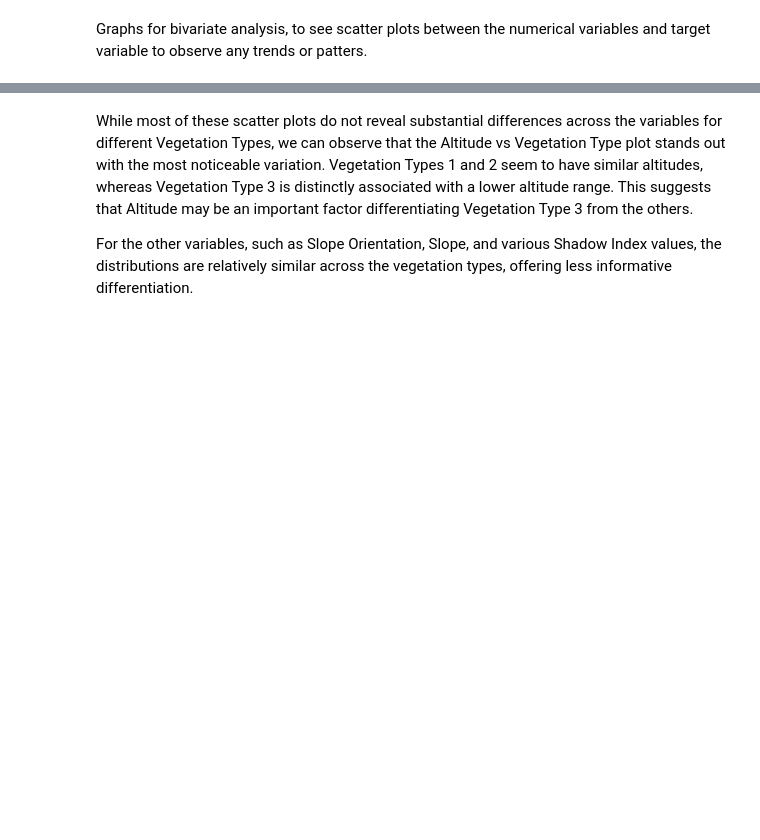
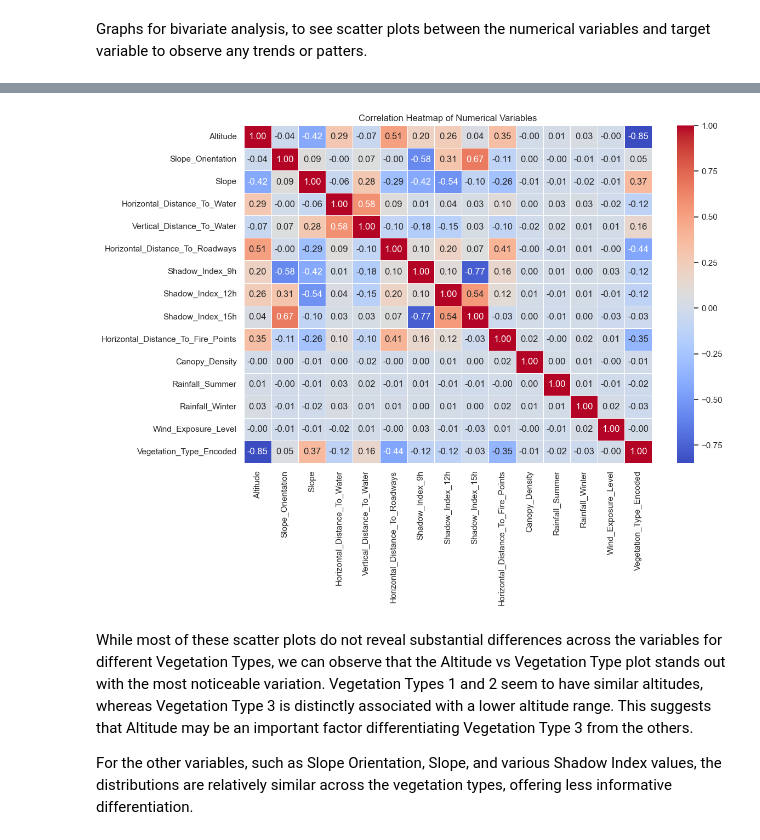
Before and after one commit to larsvdg/APRAU, a Jupyter notebook: Assignment.ipynb, the cells around one changed output, grey strips where cells are left out. Cells and saved outputs as stored; diff of their text form; code cells hidden in the pictures; blank space fills up the shorter version.

```diff
--- a/Assignment.ipynb
+++ b/Assignment.ipynb
@@ -232,3 +205,33 @@ Passing `palette` without assigning `hue` is deprecated and will be removed in v
+# %%
+import seaborn as sns
+import matplotlib.pyplot as plt
+from sklearn.preprocessing import LabelEncoder
+
+# Convert Vegetation_Type to numerical labels using LabelEncoder
+label_encoder = LabelEncoder()
+df['Vegetation_Type_Encoded'] = label_encoder.fit_transform(df['Vegetation_Type'])
+
+# List of numerical columns to include in the correlation heatmap
+numerical_columns = [
+    'Altitude', 'Slope_Orientation', 'Slope',
+    'Horizontal_Distance_To_Water', 'Vertical_Distance_To_Water',
+    'Horizontal_Distance_To_Roadways', 'Shadow_Index_9h',
+    'Shadow_Index_12h', 'Shadow_Index_15h',
+    'Horizontal_Distance_To_Fire_Points', 'Canopy_Density',
+    'Rainfall_Summer', 'Rainfall_Winter', 'Wind_Exposure_Level',
+    'Vegetation_Type_Encoded'  # Include encoded Vegetation_Type
+]
+
+# Compute the correlation matrix
+corr_matrix = df[numerical_columns].corr()
+
+# Plot the heatmap
+plt.figure(figsize=(12, 8))
+sns.heatmap(corr_matrix, annot=True, cmap='coolwarm', fmt='.2f', linewidths=0.5)
+plt.title('Correlation Heatmap of Numerical Variables')
+plt.show()
+# %% [output]
+[figure, added]
 # %% [markdown]
 While most of these scatter plots do not reveal substantial differences across the variables for different Vegetation Types, we can observe that the Altitude vs Vegetation Type plot stands out with the most noticeable variation. Vegetation Types 1 and 2 seem to have similar altitudes, whereas Vegetation Type 3 is distinctly associated with a lower altitude range. This suggests that Altitude may be an important factor differentiating Vegetation Type 3 from the others.
 
```
Also changed, not shown: parts of 9 cells of this notebook.
